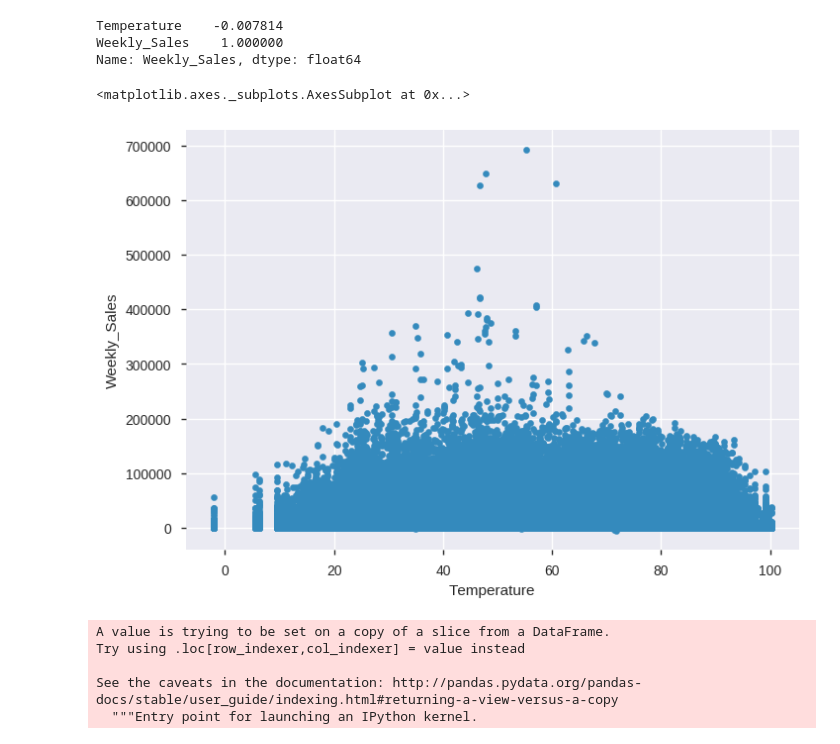
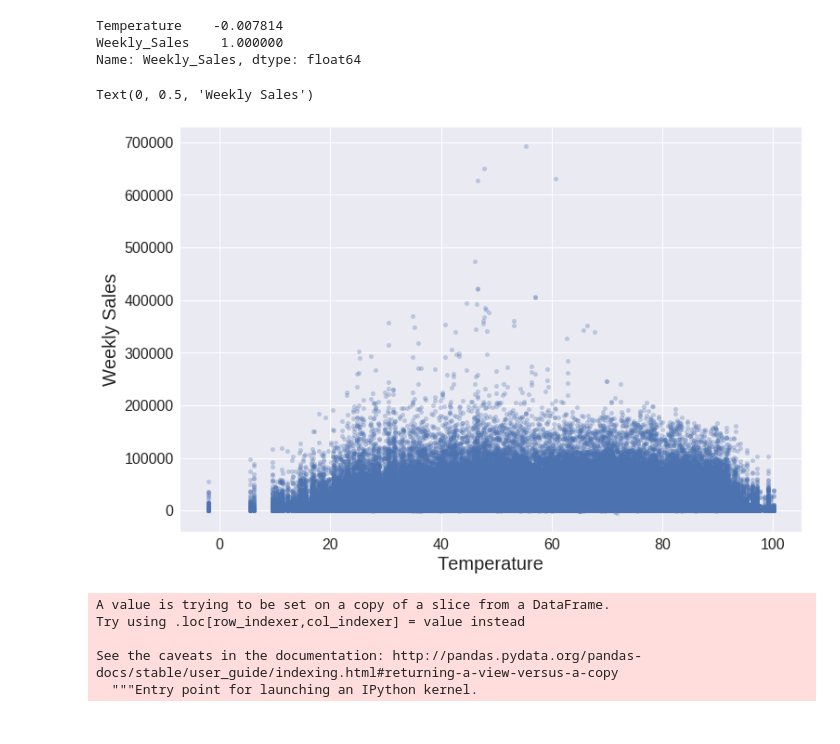
Before and after one commit to PieroNarciso/Walmart_forecasting_ML, a Jupyter notebook: EDA.ipynb, the cells around one changed output. Drawn from its saved outputs; the diff is of its cells as text; code cells hidden in the pictures.

```diff
--- a/EDA.ipynb
+++ b/EDA.ipynb
@@ -1,10 +1,21 @@
 # %%
 import numpy as np
 import pandas as pd
-import matplotlib.pyplot as plt; plt.style.use('seaborn')
+import matplotlib.pyplot as plt
 import pandas_profiling
 import seaborn as sns
+import matplotlib as mpl
 %matplotlib inline
+plt.style.use('seaborn')
+mpl.rcParams.update({'axes.titlesize': 24,
+                     'axes.labelsize': 20,
+                     'lines.linewidth': 2,
+                     'lines.markersize': 10,
+                     'xtick.labelsize': 16,
+                     'ytick.labelsize': 16,
+                     'figure.figsize': (12, 8),
+                     'legend.fontsize': 13,
+                     'legend.handlelength': 2})
 # %%
 from google.colab import drive
 drive.mount('/content/drive')
@@ -275,0 +285,5 @@ data_2011.plot(x='Date', y="Weekly_Sales", kind="line", \
+# %%
+# Create month and year attributes
+train_set.loc[:, "Date"] = pd.to_datetime(train_set.loc[:, "Date"])
+train_set.loc[:, "Month"] = train_set.loc[:, "Date"].dt.month
+train_set.loc[:, "Year"] = train_set.loc[:, "Date"].dt.year
@@ -380,10 +438,11 @@ Temperature    -0.007814
 Weekly_Sales    1.000000
 Name: Weekly_Sales, dtype: float64
 # %%
-train_set.plot(kind='scatter', x='Temperature', y='Weekly_Sales')
+ax = train_set.plot(kind='scatter', x='Temperature', y='Weekly_Sales', alpha=0.3)
+ax.set_ylabel("Weekly Sales")
 # %% [output]
-<matplotlib.axes._subplots.AxesSubplot at 0x...>
+Text(0, 0.5, 'Weekly Sales')
-[figure, old version]
+[figure, new version]
 # %%
 # Categorial temperature 5 bins
 train_set['Temp_cat'] = pd.cut(train_set['Temperature'], bins=10, right=True)
```
Also changed, not shown: parts of 38 cells of this notebook.
